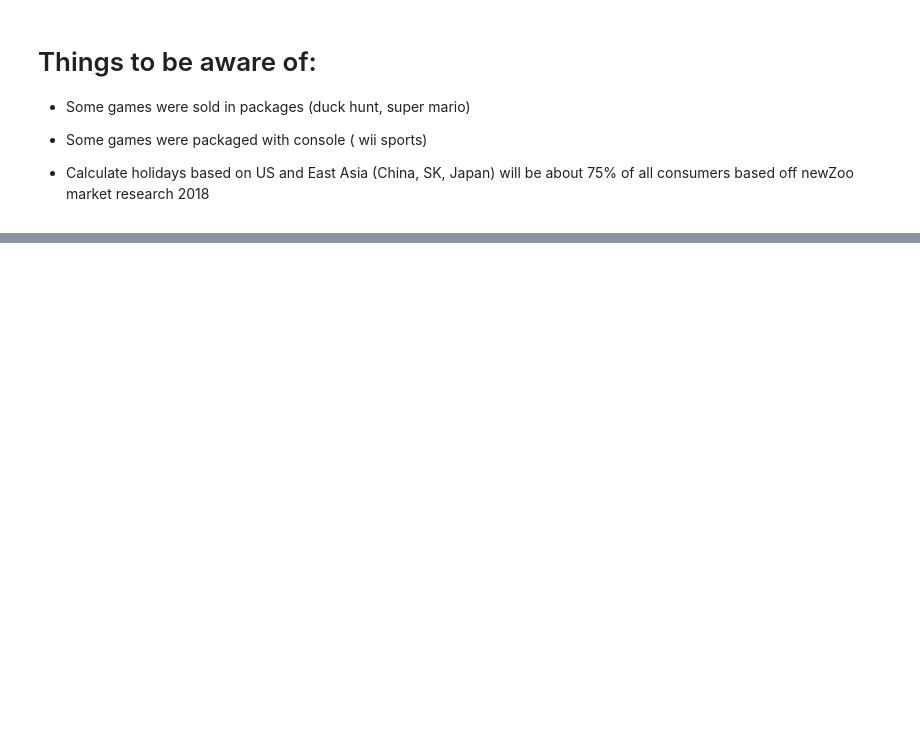
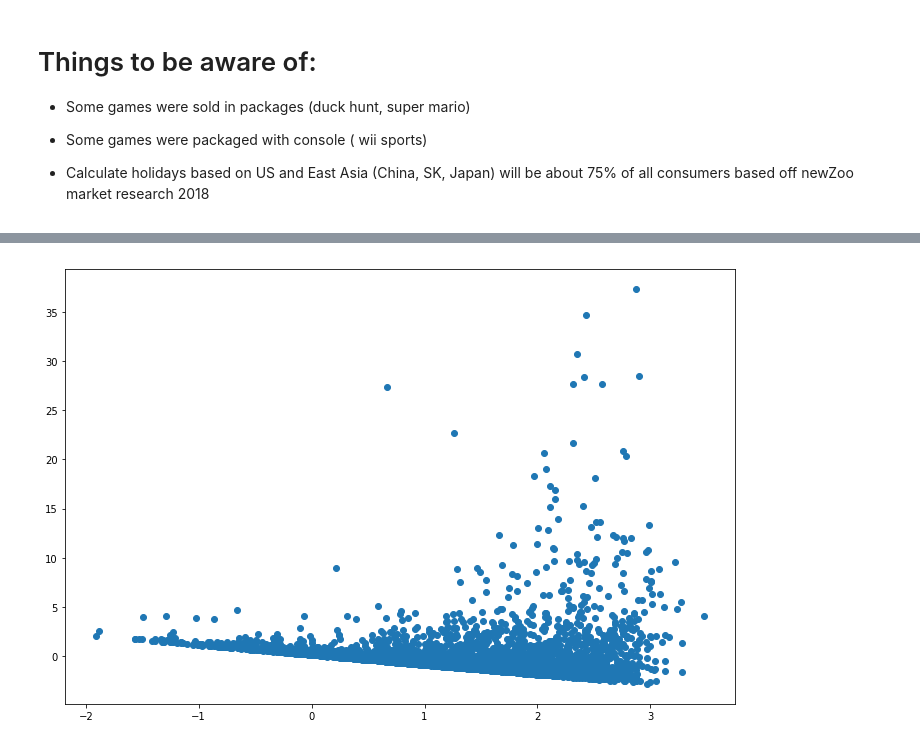
Before and after one commit to jeremyrchow/video_game_sales_data, a Jupyter notebook: exploratory_data_analysis_notebook.ipynb, the cells around one changed output, grey strips where cells are left out. Cells and saved outputs as stored; diff of their text form; code cells hidden in the pictures; blank space fills up the shorter version.

```diff
--- a/exploratory_data_analysis_notebook.ipynb
+++ b/exploratory_data_analysis_notebook.ipynb
@@ -362,13 +212,11 @@ df_features.drop(columns = ['game','console','publisher'],inplace = True)
 # %%
 def patsy_string_from_df(df_features):
-    patsy_string = "total_shipped_in_mil ~ "
+    patsy_string = df_features.columns[0] + " ~ "
     for title in df_features.columns[1:]:
         patsy_string += title + " + "
     #remove last plus and spaces from string
     patsy_string=patsy_string[:-3]
     return patsy_string
-# %%
-y, X = patsy.dmatrices(patsy_string_from_df(df_features), data=df_features, return_type="dataframe")
 # %%
 def sm_OLS_model(df_features):
     y, X = patsy.dmatrices(patsy_string_from_df(df_features), data=df_features, return_type="dataframe")
@@ -377,4 +225,4 @@ def sm_OLS_model(df_features):
     fit = model.fit()
 
     # Print summary statistics of the model's performance
-    return fit.summary()
+    return fit
@@ -425,0 +244,3 @@ sns.scatterplot('years_since_release','total_shipped_in_mil',data = df_features)
+# %%
+fit1=sm_OLS_model(df_features)
+fit1.summary()
@@ -425,0 +270,5 @@ sns.scatterplot('years_since_release','total_shipped_in_mil',data = df_features)
+# %%
+plt.figure(figsize=(12,8))
+plt.scatter(fit1.predict(), fit1.resid);
+# %% [output]
+[figure, added]
```
Also changed, not shown: parts of 49 cells of this notebook.
